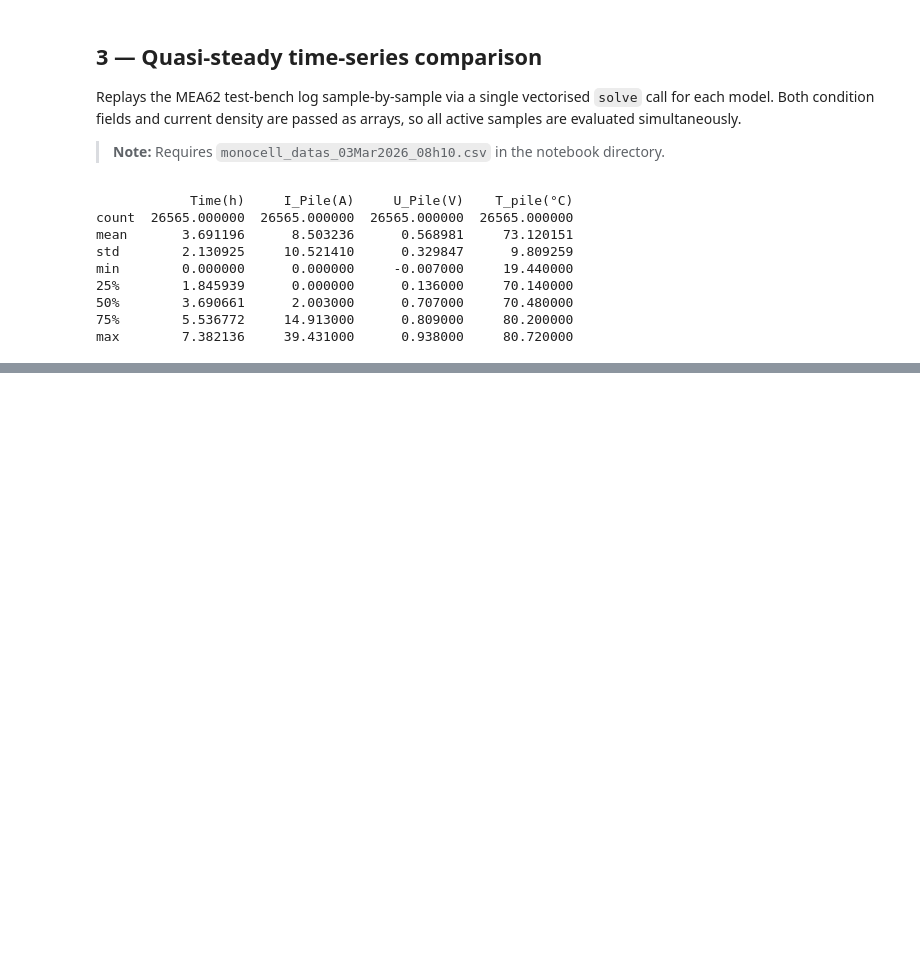
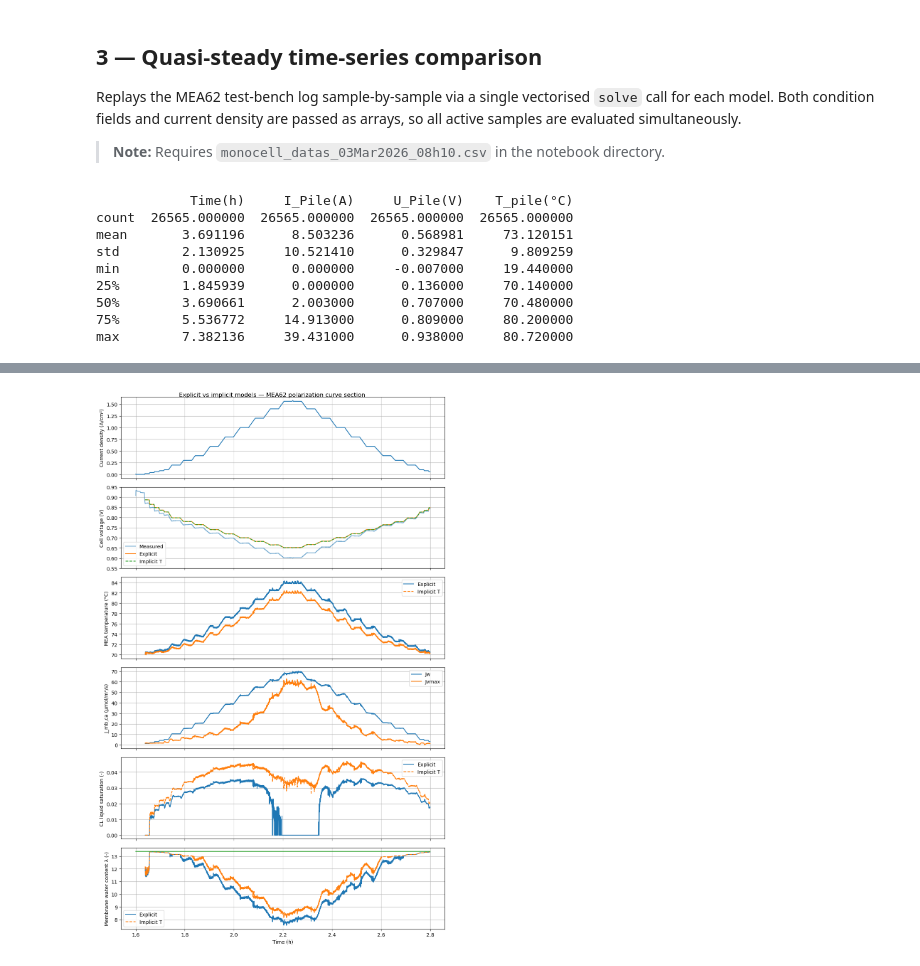
Before and after one commit to affonsop/marapendi, a Jupyter notebook: notebooks/04_implicit_vs_explicit_comparison.ipynb, the cells around one changed output, grey strips where cells are left out. Drawn from its saved outputs; the diff is of its cells as text; code cells hidden in the pictures; blank space fills up the shorter version.

```diff
--- a/notebooks/04_implicit_vs_explicit_comparison.ipynb
+++ b/notebooks/04_implicit_vs_explicit_comparison.ipynb
@@ -352,14 +356,14 @@ if csv_available:
             outlet_pressure=(rows['P_Air_Out(bara)'] * 1e5).to_numpy(),
             dry_o2_mole_fraction=0.21,
             stoichiometry=rows['Stoeckio_air_calc'].to_numpy(),
-            inlet_relative_humidity=(rows['RH_Air_calc(%)'] / 100.).to_numpy(),
+            inlet_relative_humidity=(rows['RH_Air_calc(%)'] / 100.).to_numpy() + .2,
         ),
         an=mrpd.SideConditions(
             inlet_temperature=(rows['T_H2_In(°C)'] + 273.15).to_numpy(),
             outlet_pressure=(rows['P_h2_out(bara)'] * 1e5).to_numpy(),
             dry_h2_mole_fraction=1.0,
             stoichiometry=rows['Stoeckio_h2_calc'].to_numpy(),
-            inlet_relative_humidity=(rows['RH_h2_calc(%)'] / 100.).to_numpy(),
+            inlet_relative_humidity=(rows['RH_h2_calc(%)'] / 100.).to_numpy() + .1,
         ),
     )
 
@@ -394,15 +403,15 @@ if csv_available:
     time_h     = df['Time(h)'].to_numpy()
     measured_V = df['U_Pile(V)'].to_numpy() / N_CELLS
 
-    J_mb_exp_ts = np.full(n, np.nan);  J_mb_exp_ts[active_idx] = state_exp_ts.ca.membrane_water_flux
-    J_mb_imp_ts = np.full(n, np.nan);  J_mb_imp_ts[active_idx] = state_imp_ts.ca.membrane_water_flux
+    J_mb_exp_ts = np.full(n, np.nan);  J_mb_exp_ts[active_idx] = state_exp_ts.ca.water_flux
+    J_mb_imp_ts = np.full(n, np.nan);  J_mb_imp_ts[active_idx] = state_imp_ts.ca.water_flux
+    J_v_max_exp_ts = np.full(n, np.nan);  J_v_max_exp_ts[active_idx] = state_imp_ts.ca.max_vapor_removal_flux
 
     s_cl_exp_ts = np.full(n, np.nan);  s_cl_exp_ts[active_idx] = state_exp_ts.ca.cl.liquid_saturation
     s_cl_imp_ts = np.full(n, np.nan);  s_cl_imp_ts[active_idx] = state_imp_ts.ca.cl.liquid_saturation
 
     wc_exp_ts = np.full(n, np.nan);  wc_exp_ts[active_idx] = state_exp_ts.membrane.water_content
     wc_imp_ts = np.full(n, np.nan);  wc_imp_ts[active_idx] = state_imp_ts.membrane.water_content
-
     window = (time_h >= T_START_H) & (time_h <= T_END_H)
     t_w    = time_h[window]
 
@@ -416,32 +425,37 @@ if csv_available:
     axes[1].plot(t_w, cell_v_imp_ts[window],     '--', label='Implicit T')
     axes[1].set_ylabel('Cell voltage (V)')
     axes[1].set_ylim([0.55, 0.95])
     axes[1].legend()
 
     axes[2].plot(t_w, T_mea_exp_ts[window] - 273.15, label='Explicit')
     axes[2].plot(t_w, T_mea_imp_ts[window] - 273.15, '--', label='Implicit T')
     axes[2].set_ylabel('MEA temperature (°C)')
     axes[2].legend()
 
-    axes[3].plot(t_w, J_mb_exp_ts[window] * 1e6, label='Explicit')
-    axes[3].plot(t_w, J_mb_imp_ts[window] * 1e6, '--', label='Implicit T')
+    axes[3].plot(t_w, J_mb_exp_ts[window] * 1e6, label='Jw')
+    axes[3].plot(t_w, J_v_max_exp_ts[window] * 1e6, label='Jvmax')
+    # axes[3].plot(t_w, J_mb_imp_ts[window] * 1e6, '--', label='Implicit T')
     axes[3].set_ylabel('J_mb,ca (µmol/m²/s)')
     axes[3].legend()
 
     axes[4].plot(t_w, s_cl_exp_ts[window], label='Explicit')
     axes[4].plot(t_w, s_cl_imp_ts[window], '--', label='Implicit T')
     axes[4].set_ylabel('CL liquid saturation (-)')
     axes[4].legend()
 
     axes[5].plot(t_w, wc_exp_ts[window], label='Explicit')
     axes[5].plot(t_w, wc_imp_ts[window], '--', label='Implicit T')
+    plt.plot(t_w, state_exp_ts.membrane.vapor_equilibrium_saturation_water_content * np.ones_like(t_w))
+
     axes[5].set_ylabel('Membrane water content λ (-)')
     axes[5].set_xlabel('Time (h)')
     axes[5].legend()
 
     for ax in axes:
         ax.grid()
 
     fig.suptitle('Explicit vs implicit models — MEA62 polarization curve section')
     fig.tight_layout()
     plt.show()
+# %% [output]
+[figure, added]
```
Also changed, not shown: parts of 8 cells of this notebook, 4 other files.
